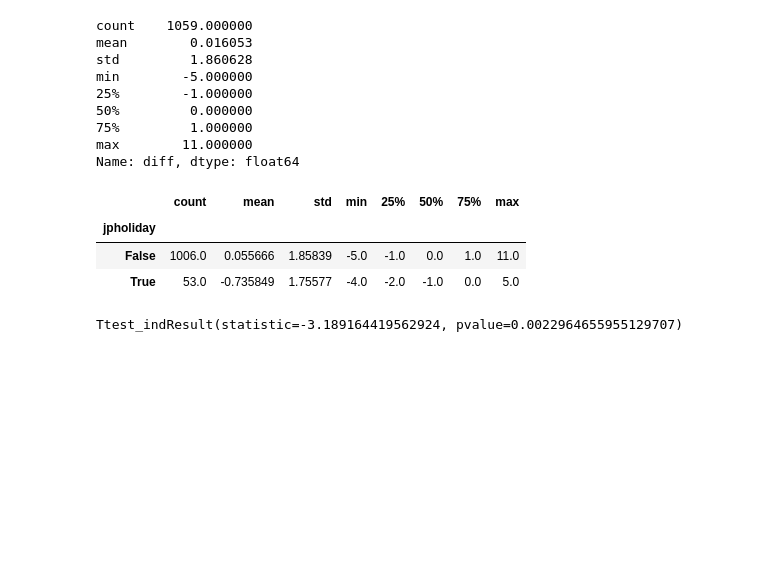
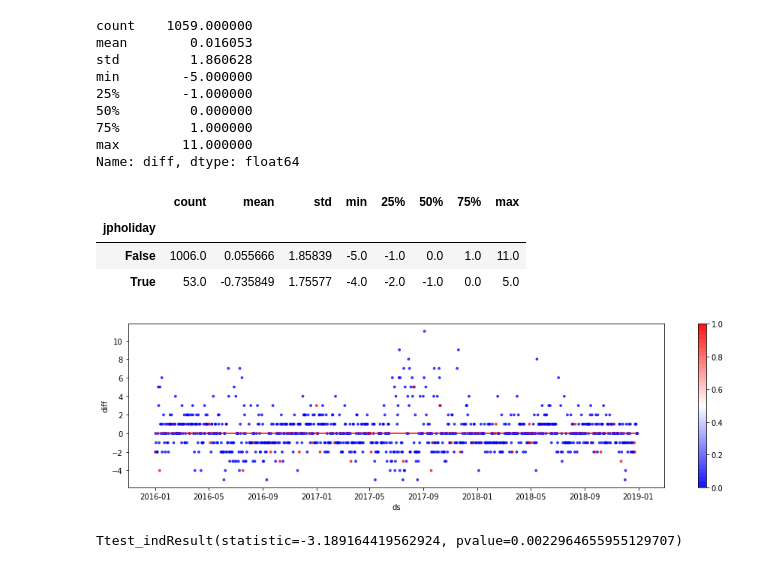
Before and after one commit to Kazuya-Minakuchi/qiita, a Jupyter notebook: dereste_analysis/open2ch/03_predict_daily_prophet.ipynb, the cells around one changed output. Saved outputs shown, nothing was run; the diff lists cells and outputs as text; code cells hidden in the pictures; blank space fills up the shorter version.

Commit message:
jpholiday有無の誤差プロット追加

```diff
--- a/dereste_analysis/open2ch/03_predict_daily_prophet.ipynb
+++ b/dereste_analysis/open2ch/03_predict_daily_prophet.ipynb
@@ -281,6 +281,13 @@ df_actual_pred.groupby('jpholiday')['diff'].describe()
 | jpholiday |  |  |  |  |  |  |  |  |
 | False | 1006.0 | 0.055666 | 1.85839 | -5.0 | -1.0 | 0.0 | 1.0 | 11.0 |
 | True | 53.0 | -0.735849 | 1.75577 | -4.0 | -2.0 | -1.0 | 0.0 | 5.0 |
+# %%
+fig, ax = plt.subplots(figsize=(16, 4))
+df_actual_pred.plot(kind='scatter', x='ds', y='diff', alpha=0.7, s=8, c=df_actual_pred['jpholiday'], cmap='bwr', ax=ax)
+ax.hlines(y=0, xmin=df_actual_pred['ds'].min(), xmax=df_actual_pred['ds'].max(), color='r')
+plt.show()
+# %% [output]
+[figure, added]
 # %%
 from scipy import stats
 # %%
```
Also changed, not shown: parts of 11 cells of this notebook.
